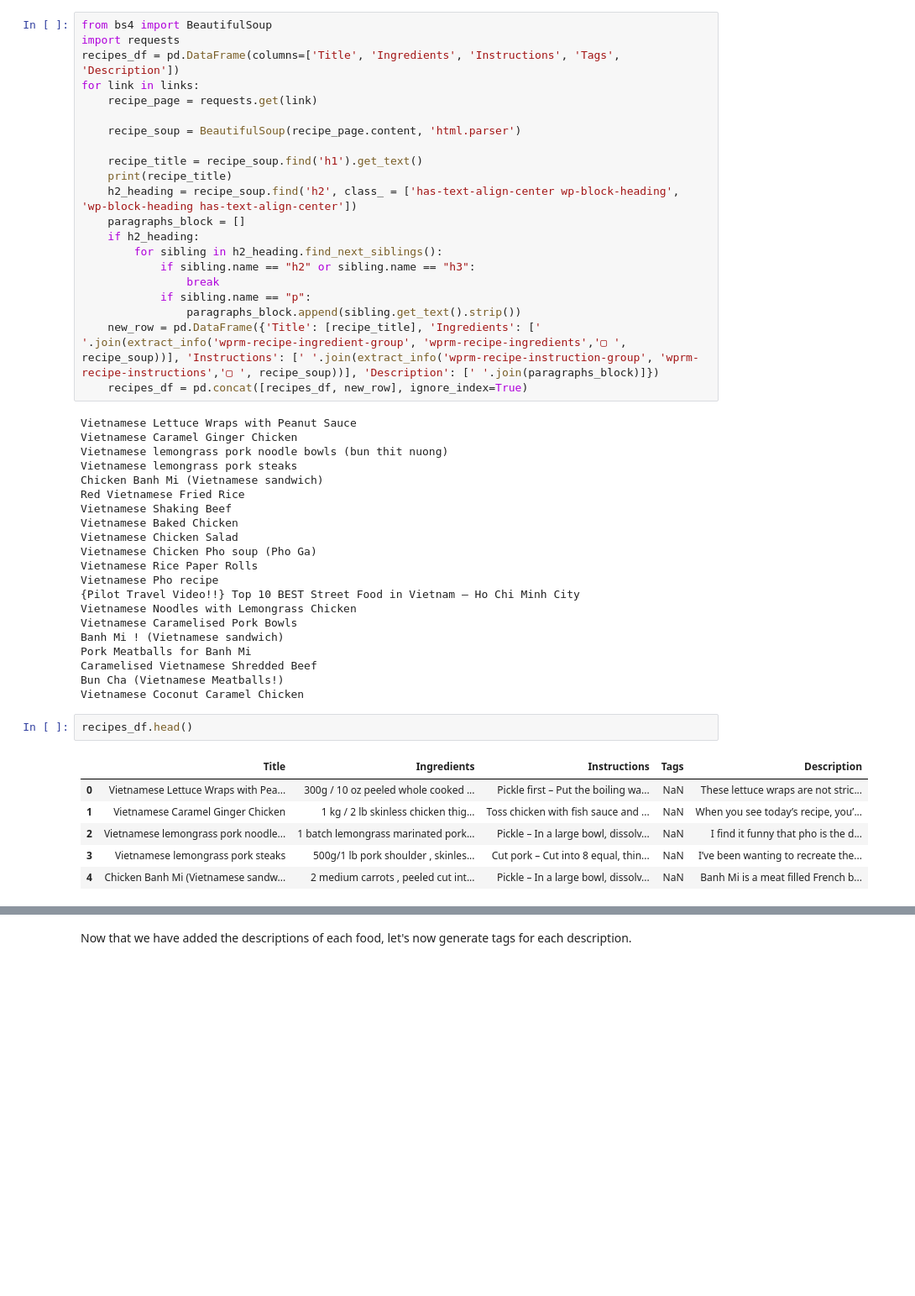
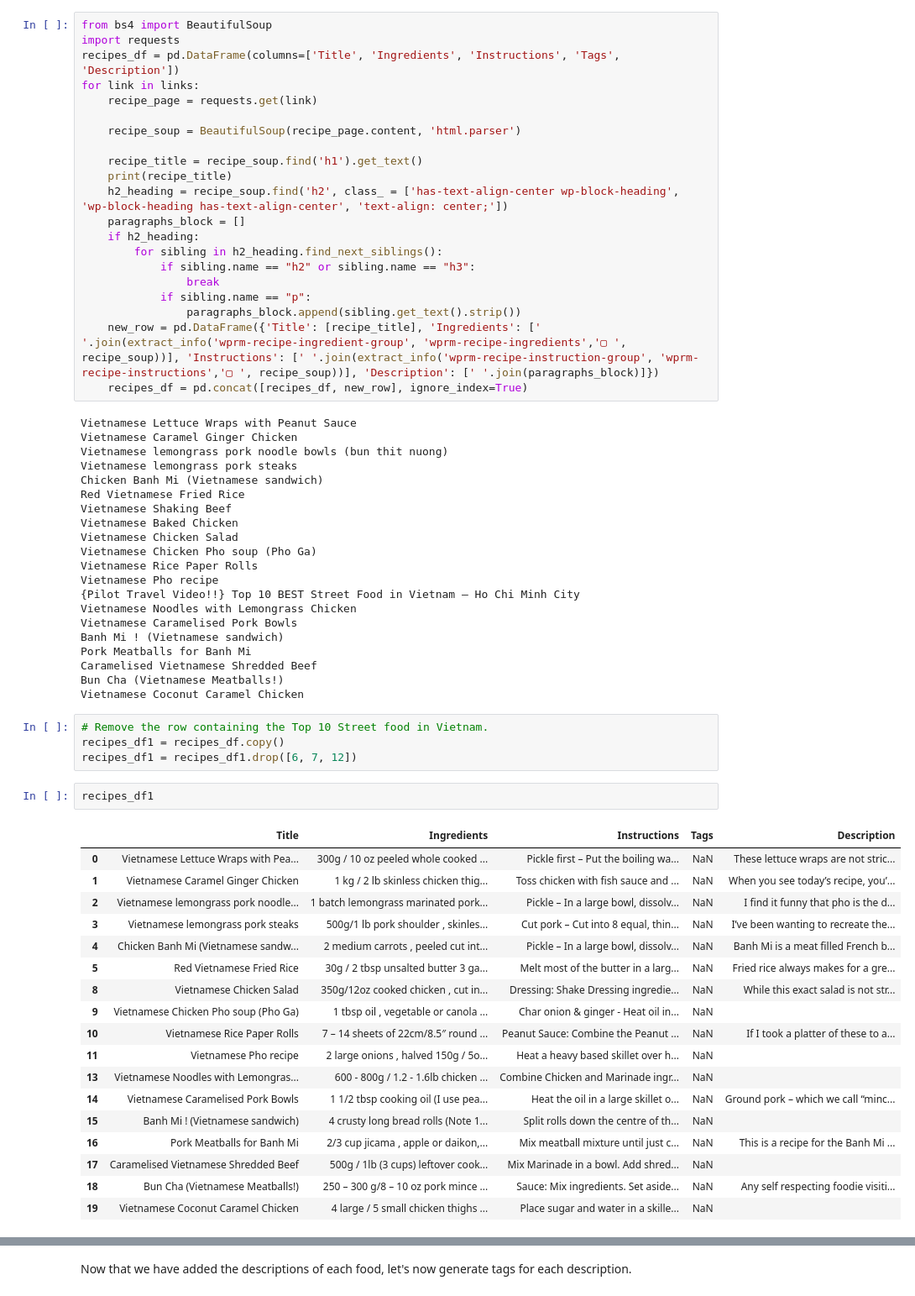
Before and after one commit to klam912/generate_recipe_tags, a Jupyter notebook: recipe_generator.ipynb, the cells around one changed output, grey strips where cells are left out. Shown: that part at 84% size. Saved outputs shown, nothing was run; the diff lists cells and outputs as text; blank space fills up the shorter version.

```diff
--- a/recipe_generator.ipynb
+++ b/recipe_generator.ipynb
@@ -207,7 +163,7 @@ for link in links:
 
     recipe_title = recipe_soup.find('h1').get_text()
     print(recipe_title)
-    h2_heading = recipe_soup.find('h2', class_ = ['has-text-align-center wp-block-heading', 'wp-block-heading has-text-align-center'])
+    h2_heading = recipe_soup.find('h2', class_ = ['has-text-align-center wp-block-heading', 'wp-block-heading has-text-align-center', 'text-align: center;'])
     paragraphs_block = []
     if h2_heading:
         for sibling in h2_heading.find_next_siblings():
@@ -238,12 +194,28 @@ Pork Meatballs for Banh Mi
 Caramelised Vietnamese Shredded Beef
 Bun Cha (Vietnamese Meatballs!)
 Vietnamese Coconut Caramel Chicken
-# %%
-recipes_df.head()
-# %% [output]
-|  | Title | Ingredients | Instructions | Tags | Description |
-| 0 | Vietnamese Lettuce Wraps with Pea... | 300g / 10 oz peeled whole cooked ... | Pickle first – Put the boiling wa... | NaN | These lettuce wraps are not stric... |
-| 1 | Vietnamese Caramel Ginger Chicken | 1 kg / 2 lb skinless chicken thig... | Toss chicken with fish sauce and ... | NaN | When you see today’s recipe, you’... |
-| 2 | Vietnamese lemongrass pork noodle... | 1 batch lemongrass marinated pork... | Pickle – In a large bowl, dissolv... | NaN | I find it funny that pho is the d... |
-| 3 | Vietnamese lemongrass pork steaks | 500g/1 lb pork shoulder , skinles... | Cut pork – Cut into 8 equal, thin... | NaN | I’ve been wanting to recreate the... |
-| 4 | Chicken Banh Mi (Vietnamese sandw... | 2 medium carrots , peeled cut int... | Pickle – In a large bowl, dissolv... | NaN | Banh Mi is a meat filled French b... |
+# %%
+# Remove the row containing the Top 10 Street food in Vietnam.
+recipes_df1 = recipes_df.copy()
+recipes_df1 = recipes_df1.drop([6, 7, 12])
+# %%
+recipes_df1
+# %% [output]
+|  | Title | Ingredients | Instructions | Tags | Description |
+| 0 | Vietnamese Lettuce Wraps with Pea... | 300g / 10 oz peeled whole cooked ... | Pickle first – Put the boiling wa... | NaN | These lettuce wraps are not stric... |
+| 1 | Vietnamese Caramel Ginger Chicken | 1 kg / 2 lb skinless chicken thig... | Toss chicken with fish sauce and ... | NaN | When you see today’s recipe, you’... |
+| 2 | Vietnamese lemongrass pork noodle... | 1 batch lemongrass marinated pork... | Pickle – In a large bowl, dissolv... | NaN | I find it funny that pho is the d... |
+| 3 | Vietnamese lemongrass pork steaks | 500g/1 lb pork shoulder , skinles... | Cut pork – Cut into 8 equal, thin... | NaN | I’ve been wanting to recreate the... |
+| 4 | Chicken Banh Mi (Vietnamese sandw... | 2 medium carrots , peeled cut int... | Pickle – In a large bowl, dissolv... | NaN | Banh Mi is a meat filled French b... |
+| 5 | Red Vietnamese Fried Rice | 30g / 2 tbsp unsalted butter 3 ga... | Melt most of the butter in a larg... | NaN | Fried rice always makes for a gre... |
+| 8 | Vietnamese Chicken Salad | 350g/12oz cooked chicken , cut in... | Dressing: Shake Dressing ingredie... | NaN | While this exact salad is not str... |
+| 9 | Vietnamese Chicken Pho soup (Pho Ga) | 1 tbsp oil , vegetable or canola ... | Char onion & ginger - Heat oil in... | NaN |  |
+| 10 | Vietnamese Rice Paper Rolls | 7 – 14 sheets of 22cm/8.5″ round ... | Peanut Sauce: Combine the Peanut ... | NaN | If I took a platter of these to a... |
+| 11 | Vietnamese Pho recipe | 2 large onions , halved 150g / 5o... | Heat a heavy based skillet over h... | NaN |  |
+| 13 | Vietnamese Noodles with Lemongras... | 600 - 800g / 1.2 - 1.6lb chicken ... | Combine Chicken and Marinade ingr... | NaN |  |
+| 14 | Vietnamese Caramelised Pork Bowls | 1 1/2 tbsp cooking oil (I use pea... | Heat the oil in a large skillet o... | NaN | Ground pork – which we call “minc... |
+| 15 | Banh Mi ! (Vietnamese sandwich) | 4 crusty long bread rolls (Note 1... | Split rolls down the centre of th... | NaN |  |
+| 16 | Pork Meatballs for Banh Mi | 2/3 cup jicama , apple or daikon,... | Mix meatball mixture until just c... | NaN | This is a recipe for the Banh Mi ... |
+| 17 | Caramelised Vietnamese Shredded Beef | 500g / 1lb (3 cups) leftover cook... | Mix Marinade in a bowl. Add shred... | NaN |  |
+| 18 | Bun Cha (Vietnamese Meatballs!) | 250 – 300 g/8 – 10 oz pork mince ... | Sauce: Mix ingredients. Set aside... | NaN | Any self respecting foodie visiti... |
+| 19 | Vietnamese Coconut Caramel Chicken | 4 large / 5 small chicken thighs ... | Place sugar and water in a skille... | NaN |  |
```
Also changed, not shown: parts of 23 cells of this notebook.
